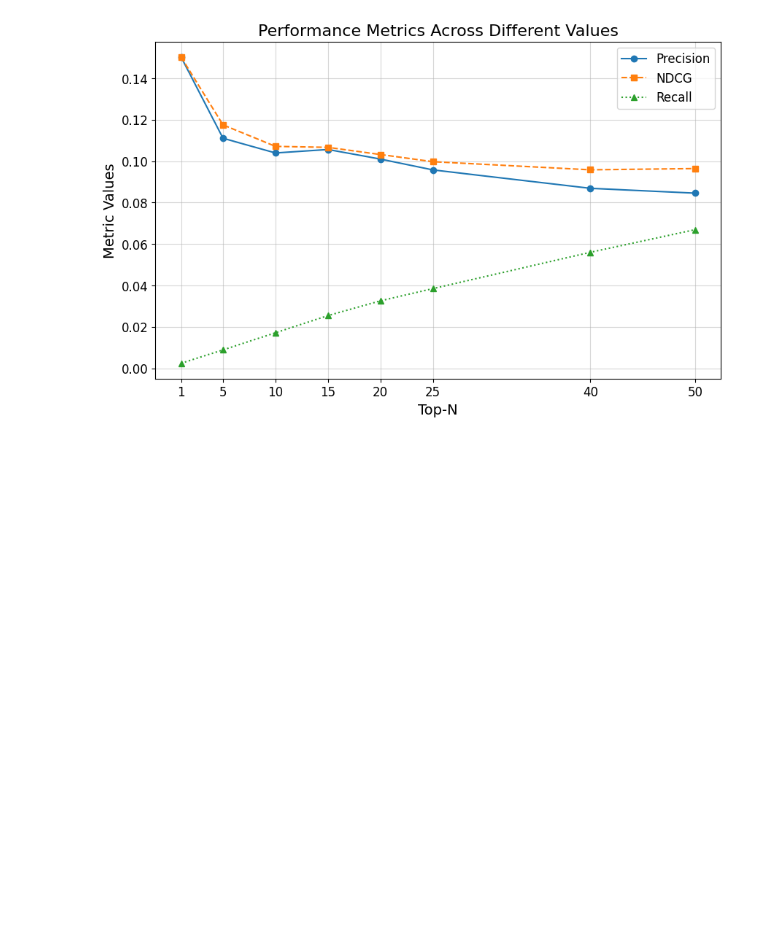
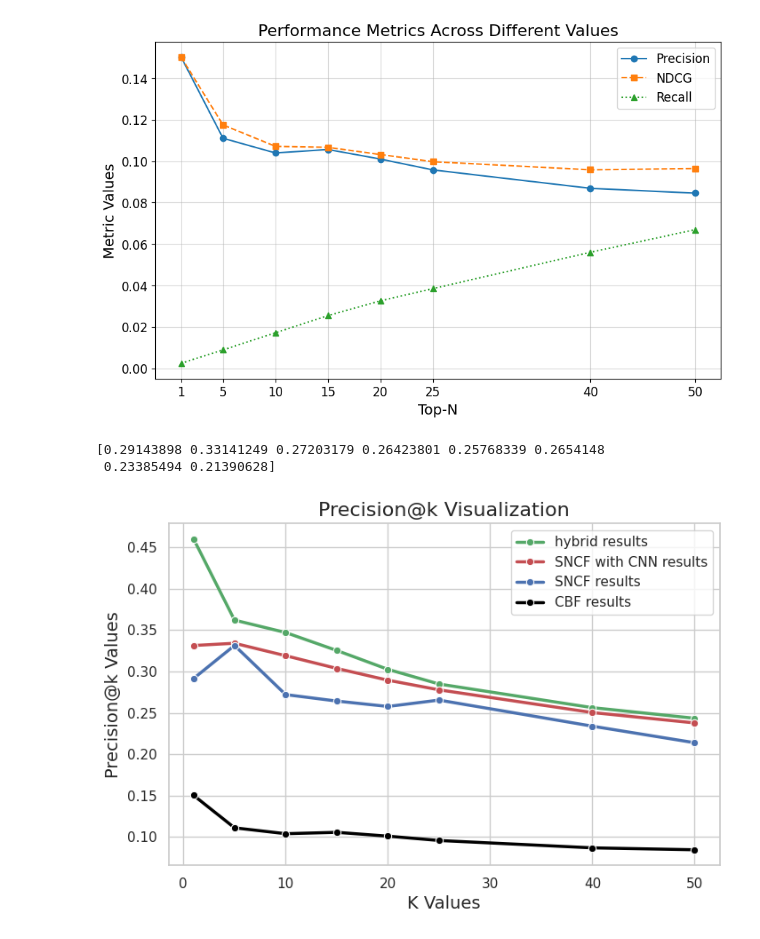
Before and after one commit to 1Tanmay6/hybrid-recommendation-system, a Jupyter notebook: cbf_result_graph.ipynb, the cells around one changed output. Cells and saved outputs as stored; diff of their text form; code cells hidden in the pictures; blank space fills up the shorter version.

```diff
--- a/cbf_result_graph.ipynb
+++ b/cbf_result_graph.ipynb
@@ -54,3 +56,72 @@ plt.yticks(fontsize=12)
 plt.show()
 # %% [output]
 [figure]
+# %%
+import pandas as pd
+precision_cbf = {
+    1: 0.15033112582781458,
+    5: 0.11105960264900662,
+    10: 0.10395695364238412,
+    15: 0.10562913907284768,
+    20: 0.10100993377483444,
+    25: 0.09577483443708609,
+    40: 0.08688741721854304,
+    50: 0.08455960264900664
+}
+precision = {
+    1: 0.33133112582781458,
+    5: 0.33405960264900662,
+    10: 0.31895695364238412,
+    15: 0.30362913907284768,
+    20: 0.2894,
+    25: 0.277777,
+    40: 0.250288741721854304,
+    50: 0.23775960264900664
+}
+#  {1: 0.46, 5: 0.35400000000000004, 10: 0.2900000000000001, 15: 0.27399999999999997,
+#                     20: 0.2615, 25: 0.24679999999999994, 40: 0.22075, 50: 0.20439999999999997}
+precision_hybrid = {1: 0.46, 5: 0.36200000000000004, 10: 0.34700000000000003, 15: 0.3253333333333331, 20: 0.3025000000000001,
+                    25: 0.2847999999999998, 40: 0.25625, 50: 0.2433999999999998}
+precision_ncf = pd.read_csv('./metrics_results.csv')
+precision_ncf = precision_ncf['Precision']
+print(precision_ncf.values)
+# %% [output]
+[0.29143898 0.33141249 0.27203179 0.26423801 0.25768339 0.2654148
+ 0.23385494 0.21390628]
+# %%
+import seaborn as sns
+import matplotlib.pyplot as plt
+
+# Data
+
+# Preparing data for plotting
+x = list(precision.keys())
+y = list(precision.values())
+y_cbf = list(precision_cbf.values())
+y_ncf = list(precision_ncf)
+y_hybrid = list(precision_hybrid.values())
+
+# Set the style
+sns.set(style="whitegrid")
+
+# Create the plot
+plt.figure(figsize=(8, 5))
+sns.lineplot(x=x, y=y_hybrid, marker='o', linewidth=2.5,
+             color='g', label='hybrid results')
+sns.lineplot(x=x, y=y, marker='o', linewidth=2.5,
+             color='r', label='SNCF with CNN results')
+sns.lineplot(x=x, y=y_ncf, marker='o', linewidth=2.5,
+             color='b', label='SNCF results')
+sns.lineplot(x=x, y=y_cbf, marker='o', linewidth=2.5,
+             color='black', label='CBF results')
+
+
+# Add titles and labels
+plt.title("Precision@k Visualization", fontsize=16)
+plt.xlabel("K Values", fontsize=14)
+plt.ylabel("Precision@k Values", fontsize=14)
+
+# Show the plot
+plt.show()
+# %% [output]
+[figure, added]
```
Also changed, not shown: parts of 4 cells of this notebook, 1 other file.
